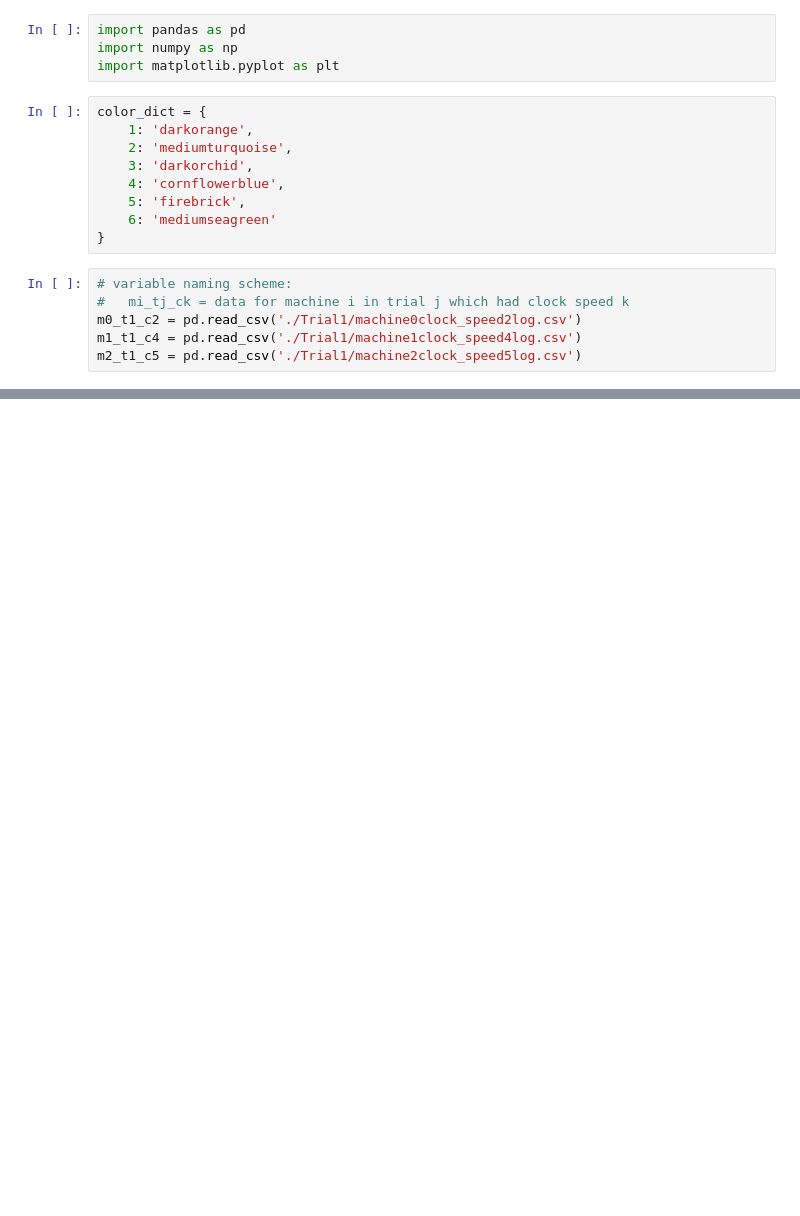
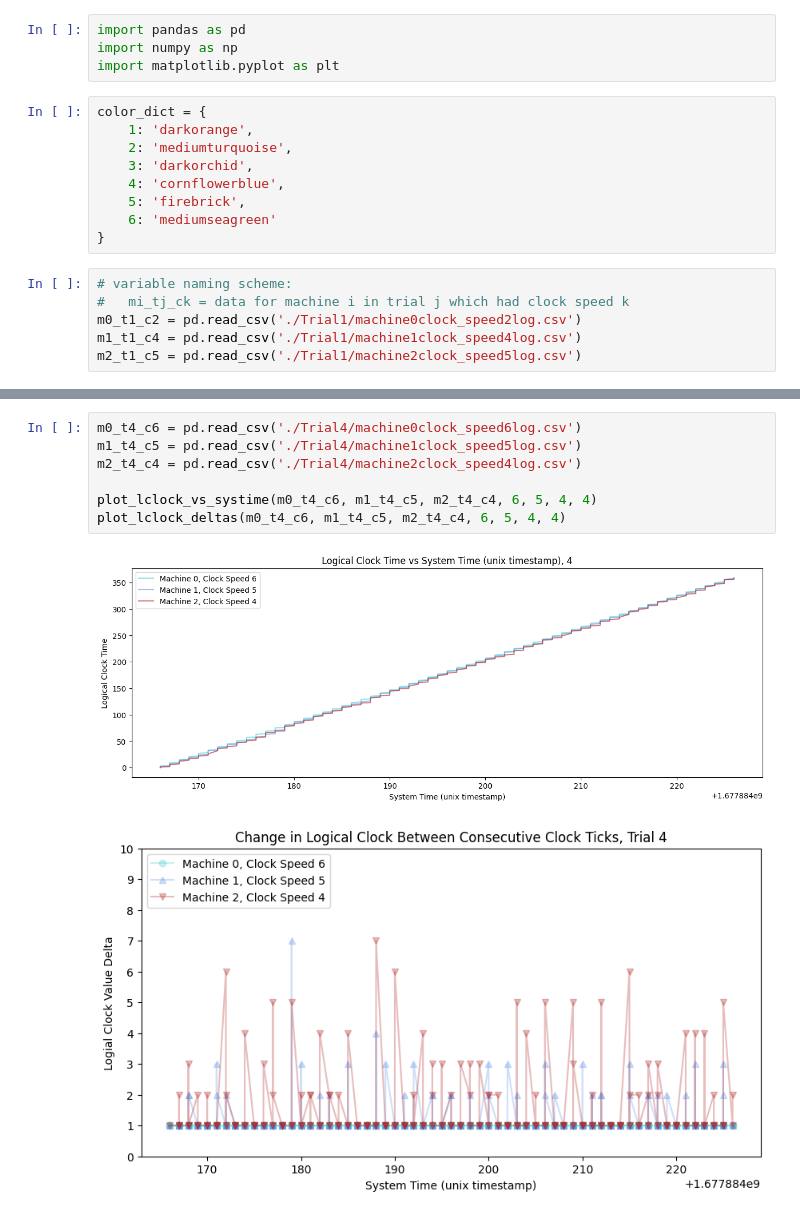
Before and after one commit to carolynwanf/CS262-logical-clocks, a Jupyter notebook: logicalClockAnalysis.ipynb, the cells around one changed output, grey strips where cells are left out. Drawn from its saved outputs; the diff is of its cells as text; blank space fills up the shorter version.

```diff
--- a/logicalClockAnalysis.ipynb
+++ b/logicalClockAnalysis.ipynb
@@ -91,0 +82,10 @@ plt.legend(loc='upper left')
+# %%
+m0_t4_c6 = pd.read_csv('./Trial4/machine0clock_speed6log.csv')
+m1_t4_c5 = pd.read_csv('./Trial4/machine1clock_speed5log.csv')
+m2_t4_c4 = pd.read_csv('./Trial4/machine2clock_speed4log.csv')
+
+plot_lclock_vs_systime(m0_t4_c6, m1_t4_c5, m2_t4_c4, 6, 5, 4, 4)
+plot_lclock_deltas(m0_t4_c6, m1_t4_c5, m2_t4_c4, 6, 5, 4, 4)
+# %% [output]
+[figure, added]
+[figure, added]
```
Also changed, not shown: parts of 7 cells of this notebook.
